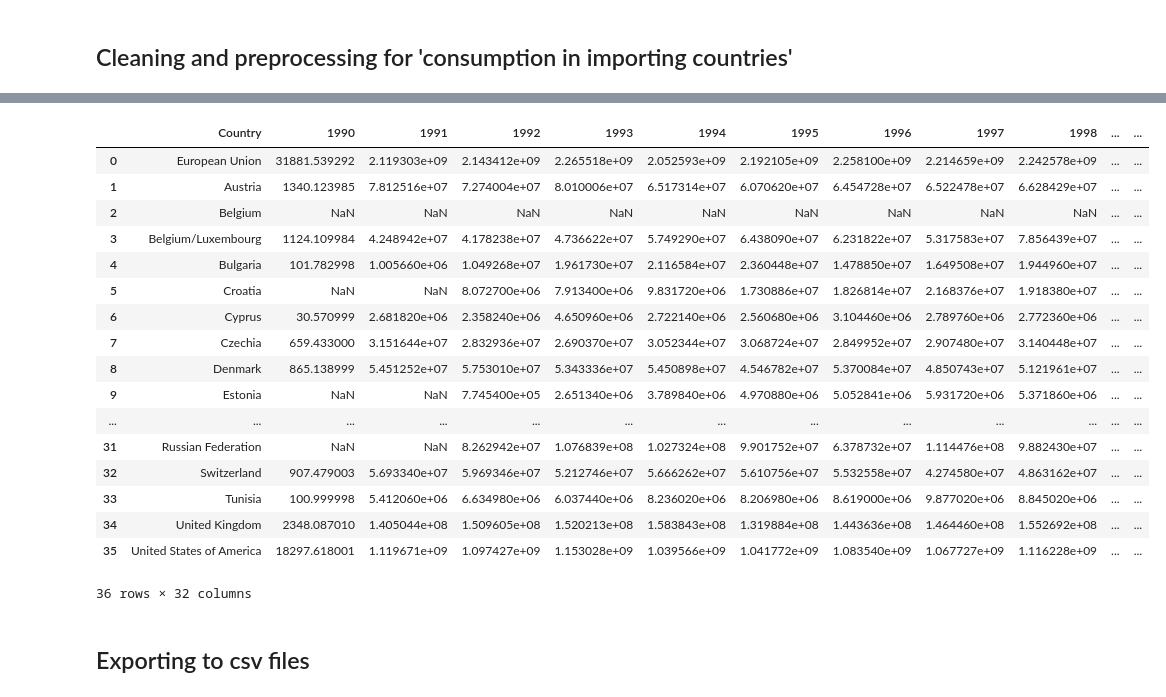
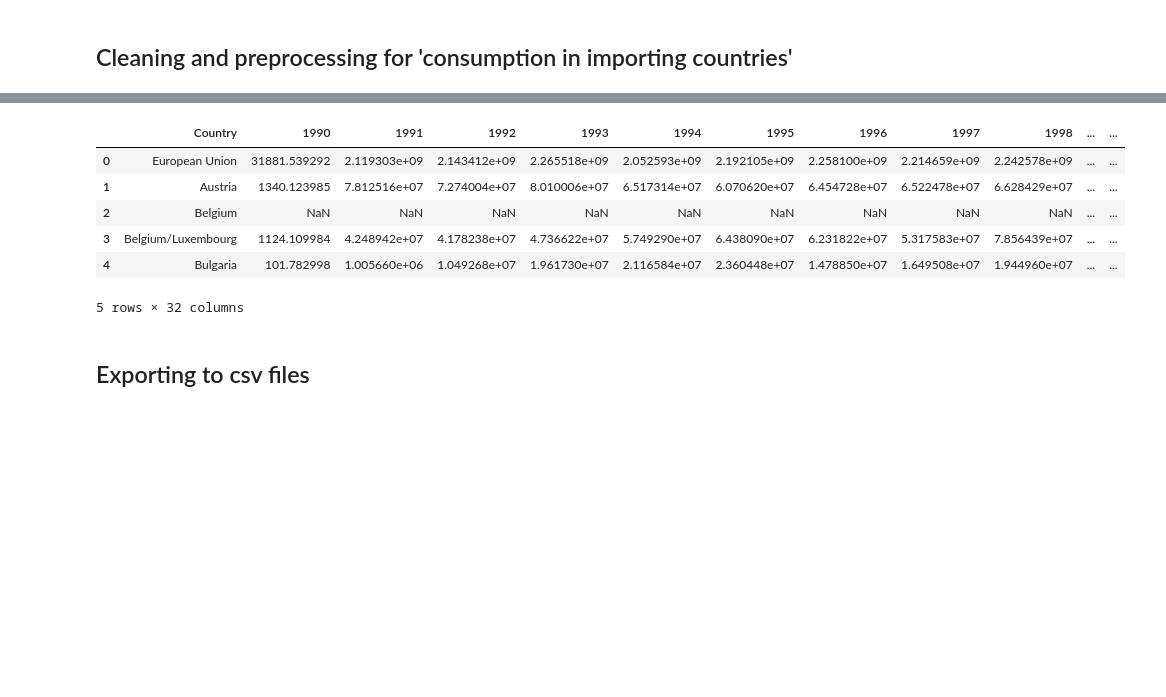
Before and after one commit to pawel-jasnowski/GlobalCoffeeTrade, a Jupyter notebook: coffee_trade.ipynb, the cells around one changed output, grey strips where cells are left out. Cells and saved outputs as stored; diff of their text form; code cells hidden in the pictures; blank space fills up the shorter version.

```diff
--- a/coffee_trade.ipynb
+++ b/coffee_trade.ipynb
@@ -258,26 +171,15 @@ df_consumption_in_import.iloc[:, 2:] = df_consumption_in_import.iloc[:, 2:].appl
 df_consumption_in_import.iloc[:, 2:] = df_consumption_in_import.iloc[:, 2:].apply(lambda x: round(x,0))
 df_consumption_in_import['Total_consumption'] = df_consumption_in_import.iloc[:,2:].sum(axis = 1)
 # %%
-df_consumption_in_import
+df_consumption_in_import.head()
 # %% [output]
 |  | Country | 1990 | 1991 | 1992 | 1993 | 1994 | 1995 | 1996 | 1997 | 1998 | ... | ... |
 | 0 | European Union | 31881.539292 | 2.119303e+09 | 2.143412e+09 | 2.265518e+09 | 2.052593e+09 | 2.192105e+09 | 2.258100e+09 | 2.214659e+09 | 2.242578e+09 | ... | ... |
 | 1 | Austria | 1340.123985 | 7.812516e+07 | 7.274004e+07 | 8.010006e+07 | 6.517314e+07 | 6.070620e+07 | 6.454728e+07 | 6.522478e+07 | 6.628429e+07 | ... | ... |
 | 2 | Belgium | NaN | NaN | NaN | NaN | NaN | NaN | NaN | NaN | NaN | ... | ... |
 | 3 | Belgium/Luxembourg | 1124.109984 | 4.248942e+07 | 4.178238e+07 | 4.736622e+07 | 5.749290e+07 | 6.438090e+07 | 6.231822e+07 | 5.317583e+07 | 7.856439e+07 | ... | ... |
 | 4 | Bulgaria | 101.782998 | 1.005660e+06 | 1.049268e+07 | 1.961730e+07 | 2.116584e+07 | 2.360448e+07 | 1.478850e+07 | 1.649508e+07 | 1.944960e+07 | ... | ... |
-| 5 | Croatia | NaN | NaN | 8.072700e+06 | 7.913400e+06 | 9.831720e+06 | 1.730886e+07 | 1.826814e+07 | 2.168376e+07 | 1.918380e+07 | ... | ... |
-| 6 | Cyprus | 30.570999 | 2.681820e+06 | 2.358240e+06 | 4.650960e+06 | 2.722140e+06 | 2.560680e+06 | 3.104460e+06 | 2.789760e+06 | 2.772360e+06 | ... | ... |
-| 7 | Czechia | 659.433000 | 3.151644e+07 | 2.832936e+07 | 2.690370e+07 | 3.052344e+07 | 3.068724e+07 | 2.849952e+07 | 2.907480e+07 | 3.140448e+07 | ... | ... |
-| 8 | Denmark | 865.138999 | 5.451252e+07 | 5.753010e+07 | 5.343336e+07 | 5.450898e+07 | 4.546782e+07 | 5.370084e+07 | 4.850743e+07 | 5.121961e+07 | ... | ... |
-| 9 | Estonia | NaN | NaN | 7.745400e+05 | 2.651340e+06 | 3.789840e+06 | 4.970880e+06 | 5.052841e+06 | 5.931720e+06 | 5.371860e+06 | ... | ... |
-| ... | ... | ... | ... | ... | ... | ... | ... | ... | ... | ... | ... | ... |
-| 31 | Russian Federation | NaN | NaN | 8.262942e+07 | 1.076839e+08 | 1.027324e+08 | 9.901752e+07 | 6.378732e+07 | 1.114476e+08 | 9.882430e+07 | ... | ... |
-| 32 | Switzerland | 907.479003 | 5.693340e+07 | 5.969346e+07 | 5.212746e+07 | 5.666262e+07 | 5.610756e+07 | 5.532558e+07 | 4.274580e+07 | 4.863162e+07 | ... | ... |
-| 33 | Tunisia | 100.999998 | 5.412060e+06 | 6.634980e+06 | 6.037440e+06 | 8.236020e+06 | 8.206980e+06 | 8.619000e+06 | 9.877020e+06 | 8.845020e+06 | ... | ... |
-| 34 | United Kingdom | 2348.087010 | 1.405044e+08 | 1.509605e+08 | 1.520213e+08 | 1.583843e+08 | 1.319884e+08 | 1.443636e+08 | 1.464460e+08 | 1.552692e+08 | ... | ... |
-| 35 | United States of America | 18297.618001 | 1.119671e+09 | 1.097427e+09 | 1.153028e+09 | 1.039566e+09 | 1.041772e+09 | 1.083540e+09 | 1.067727e+09 | 1.116228e+09 | ... | ... |
-36 rows × 32 columns
+5 rows × 32 columns
 # %% [markdown]
 ## Exporting to csv files
 # %%
```
Also changed, not shown: parts of 7 cells of this notebook.
